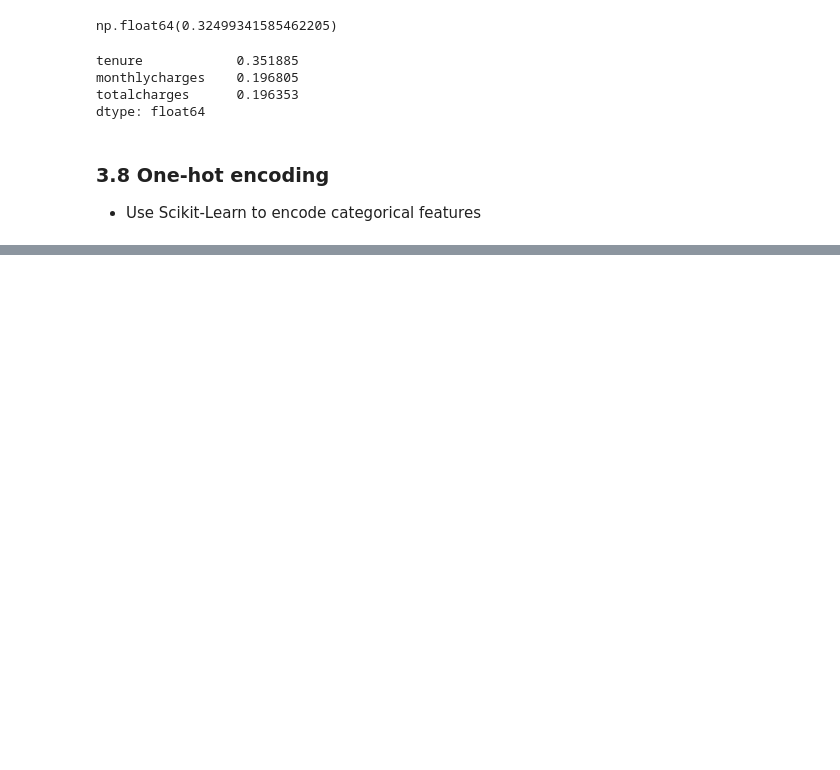
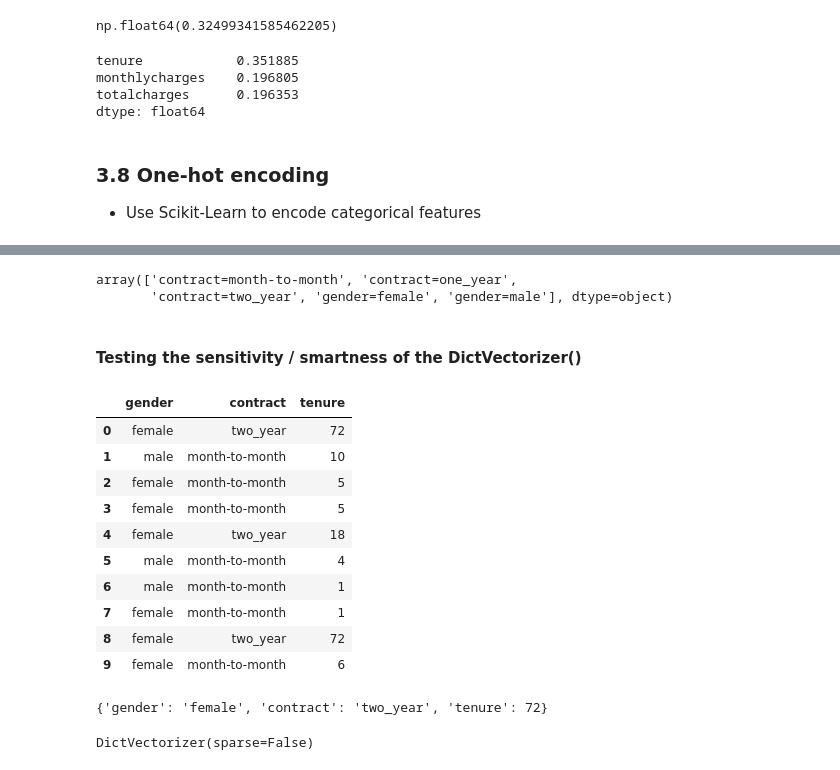
Before and after one commit to EfomahFidelis/Machine-Learning-Zoomcamp, a Jupyter notebook: price_predict_proj/notebooks/03_churn_prediction/03_churn_prediction.ipynb, the cells around one changed output, grey strips where cells are left out. Cells and saved outputs as stored; diff of their text form; code cells hidden in the pictures; blank space fills up the shorter version.

```diff
--- a/price_predict_proj/notebooks/03_churn_prediction/03_churn_prediction.ipynb
+++ b/price_predict_proj/notebooks/03_churn_prediction/03_churn_prediction.ipynb
@@ -858,0 +978,26 @@ dtype: float64
+# %%
+# check the features names: first 3 are contracts, next 2 are gender
+
+dv.get_feature_names_out()
+# %% [output]
+array(['contract=month-to-month', 'contract=one_year',
+       'contract=two_year', 'gender=female', 'gender=male'], dtype=object)
+# %% [markdown]
+#### Testing the sensitivity / smartness of the DictVectorizer()
+# %%
+# DictVectorizer is smart enough to pick up a changes in the dict passed
+
+# as an example, the tenure variable is included in the dict
+df_train[['gender', 'contract', 'tenure']].iloc[:10]
+# %% [output]
+|  | gender | contract | tenure |
+| 0 | female | two_year | 72 |
+| 1 | male | month-to-month | 10 |
+| 2 | female | month-to-month | 5 |
+| 3 | female | month-to-month | 5 |
+| 4 | female | two_year | 18 |
+| 5 | male | month-to-month | 4 |
+| 6 | male | month-to-month | 1 |
+| 7 | female | month-to-month | 1 |
+| 8 | female | two_year | 72 |
+| 9 | female | month-to-month | 6 |
@@ -858,0 +1007,11 @@ dtype: float64
+# %%
+# peruse the data in the dictionary following inclusion of tenure
+dicts[0]
+# %% [output]
+{'gender': 'female', 'contract': 'two_year', 'tenure': 72}
+# %%
+# initialize the DictVectorizer and fit the dicts
+dv = DictVectorizer(sparse=False)
+dv.fit(dicts)
+# %% [output]
+DictVectorizer(sparse=False)
```
Also changed, not shown: parts of 28 cells of this notebook.
